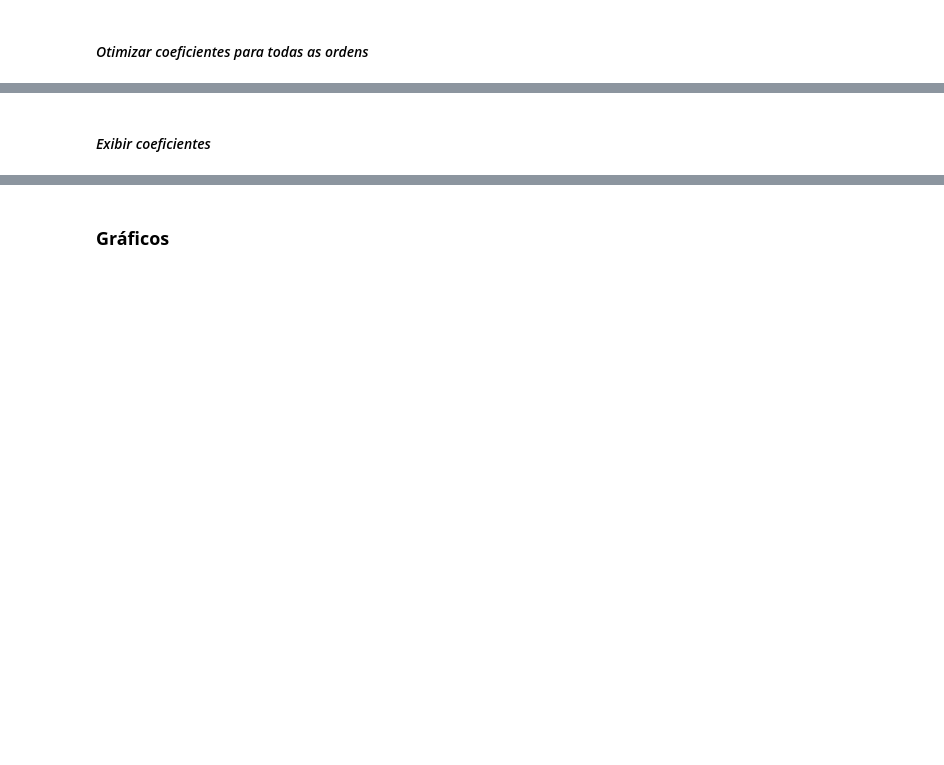
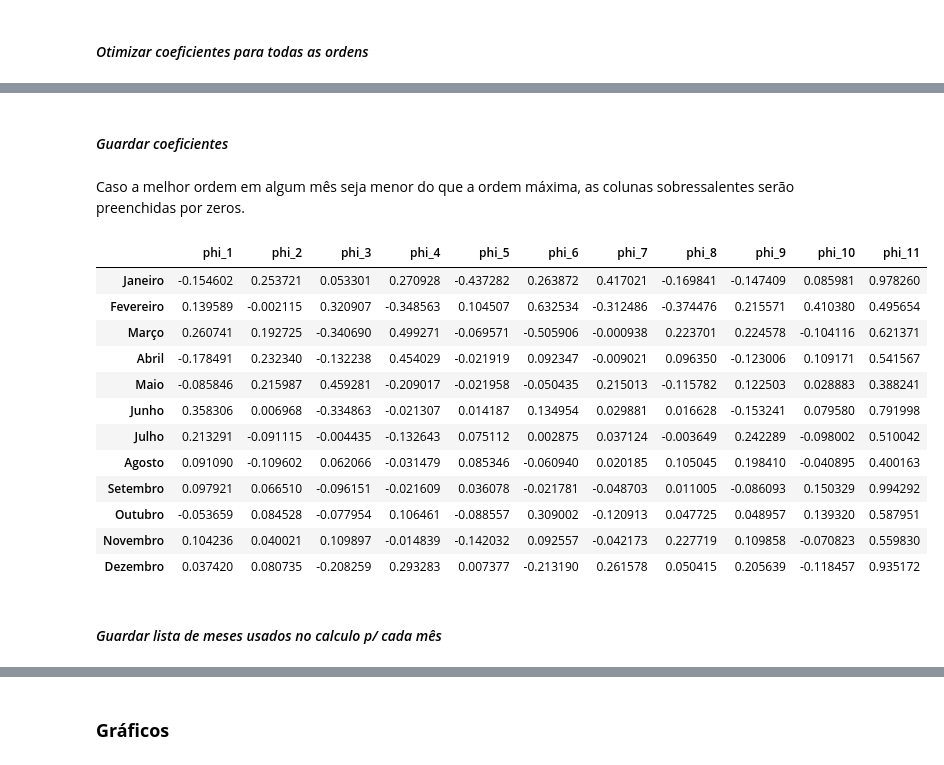
Before and after one commit to AndreMarcato/Planerg_2023, a Jupyter notebook: Series_Sinteticas_Eduardo.ipynb, the cells around one changed output, grey strips where cells are left out. Drawn from its saved outputs; the diff is of its cells as text; code cells hidden in the pictures; blank space fills up the shorter version.

```diff
--- a/Series_Sinteticas_Eduardo.ipynb
+++ b/Series_Sinteticas_Eduardo.ipynb
@@ -89,16 +89,13 @@ Função para otimização dos coeficientes $\phi_n$ de uma usina, dados a ordem
 Problema quadrático, solucionado matricialmente.
 Foram utilizadas funções auxiliares para criação das matrizes.
 # %%
-def otimizar_phi(nome_usina, ordem, mes):
+def otimizar_phi(usina, ordem, mes):
 
 
     # esta funcao recebe os meses de 1 a 12; portanto,
     # inicialmente deve-se trazer janeiro para 0
     mes = mes-1
 
-
-    # obter dados da usina
-    usina = Caso.confhd.get(nome_usina)
 
     # vazões naturais afluentes - ignorar o último ano
     vazoes = usina['vazoes'][0:-2]
@@ -123,7 +120,8 @@ def otimizar_phi(nome_usina, ordem, mes):
 
     resultado = {
         "phi": np.array(sol['x'][:ordem]),
-        "erros": np.array(sol['x'][ordem:])
+        "erros": np.array(sol['x'][ordem:]),
+        "fob": np.array(sol['primal objective'])
     }
 
     return resultado
@@ -261,17 +224,19 @@ mes = 8
 # %% [markdown]
 #### *Otimizar coeficientes para todas as ordens*
 # %%
+ordem_max = 11
+resultado = {}
+FOB = np.zeros((ordem_max,12))
 
-resultado = {}
-
-for i_ord in np.arange(1,11+1,1):  # ordens de 1 a 11
+for i_ord in np.arange(1,ordem_max+1,1):  # ordens de 1 a 11
     phi = []
     erros = []
 
     for i_mes in np.arange(1,12+1,1):  # meses de 1 a 12
-        otimizacao = otimizar_phi(nome_usina, i_ord, i_mes)
+        otimizacao = otimizar_phi(usina, i_ord, i_mes)
 
         phi.append(otimizacao['phi'])
         erros.append(otimizacao['erros'])
+        FOB[i_ord-1, i_mes-1] = otimizacao['fob']
 
     resultado['ordem_' + str(i_ord)] = {'phi': phi, 'erros': erros}
@@ -277,0 +265,10 @@ for i_ord in np.arange(1,11+1,1):  # ordens de 1 a 11
+# %%
+# Find the minimum value for each column
+min_values = np.amin(FOB, axis=0)
+
+# Find the indices of the minimum values in each column
+min_indices = np.argmin(FOB, axis=0)
+melhor_ordem = min_indices+1
+
+# Exibir Dataframe com os valores mínimos e as melhores ordens para cada mês
+pd.DataFrame(data = [min_values, melhor_ordem], columns=mes_lista, index=['FOB min','Melhor ordem']).applymap(lambda x: '{:,.0f}'.format(x))
@@ -278,3 +279,29 @@ for i_ord in np.arange(1,11+1,1):  # ordens de 1 a 11
 # %% [markdown]
-#### *Exibir coeficientes*
+#### *Guardar coeficientes*
+# %% [markdown]
+Caso a melhor ordem em algum mês seja menor do que a ordem máxima, as colunas sobressalentes serão preenchidas por zeros.
+# %%
+coeficientes = np.zeros((12,ordem_max))
+
+for i, imes in enumerate(mes_lista):
+    for j in range(melhor_ordem[i]):
+        coeficientes[i][j] = resultado['ordem_' + str(melhor_ordem[i])]['phi'][i][j][0]
+
+pd.DataFrame(data = [coeficientes][0], columns=[f"phi_{i}" for i in range(1, 12)], index=[mes_lista])
+# %% [output]
+|  | phi_1 | phi_2 | phi_3 | phi_4 | phi_5 | phi_6 | phi_7 | phi_8 | phi_9 | phi_10 | phi_11 |
+| Janeiro | -0.154602 | 0.253721 | 0.053301 | 0.270928 | -0.437282 | 0.263872 | 0.417021 | -0.169841 | -0.147409 | 0.085981 | 0.978260 |
+| Fevereiro | 0.139589 | -0.002115 | 0.320907 | -0.348563 | 0.104507 | 0.632534 | -0.312486 | -0.374476 | 0.215571 | 0.410380 | 0.495654 |
+| Março | 0.260741 | 0.192725 | -0.340690 | 0.499271 | -0.069571 | -0.505906 | -0.000938 | 0.223701 | 0.224578 | -0.104116 | 0.621371 |
+| Abril | -0.178491 | 0.232340 | -0.132238 | 0.454029 | -0.021919 | 0.092347 | -0.009021 | 0.096350 | -0.123006 | 0.109171 | 0.541567 |
+| Maio | -0.085846 | 0.215987 | 0.459281 | -0.209017 | -0.021958 | -0.050435 | 0.215013 | -0.115782 | 0.122503 | 0.028883 | 0.388241 |
+| Junho | 0.358306 | 0.006968 | -0.334863 | -0.021307 | 0.014187 | 0.134954 | 0.029881 | 0.016628 | -0.153241 | 0.079580 | 0.791998 |
+| Julho | 0.213291 | -0.091115 | -0.004435 | -0.132643 | 0.075112 | 0.002875 | 0.037124 | -0.003649 | 0.242289 | -0.098002 | 0.510042 |
+| Agosto | 0.091090 | -0.109602 | 0.062066 | -0.031479 | 0.085346 | -0.060940 | 0.020185 | 0.105045 | 0.198410 | -0.040895 | 0.400163 |
+| Setembro | 0.097921 | 0.066510 | -0.096151 | -0.021609 | 0.036078 | -0.021781 | -0.048703 | 0.011005 | -0.086093 | 0.150329 | 0.994292 |
+| Outubro | -0.053659 | 0.084528 | -0.077954 | 0.106461 | -0.088557 | 0.309002 | -0.120913 | 0.047725 | 0.048957 | 0.139320 | 0.587951 |
+| Novembro | 0.104236 | 0.040021 | 0.109897 | -0.014839 | -0.142032 | 0.092557 | -0.042173 | 0.227719 | 0.109858 | -0.070823 | 0.559830 |
+| Dezembro | 0.037420 | 0.080735 | -0.208259 | 0.293283 | 0.007377 | -0.213190 | 0.261578 | 0.050415 | 0.205639 | -0.118457 | 0.935172 |
+# %% [markdown]
+#### *Guardar lista de meses usados no calculo p/ cada mês*
 # %%
```
Also changed, not shown: parts of 27 cells of this notebook.
